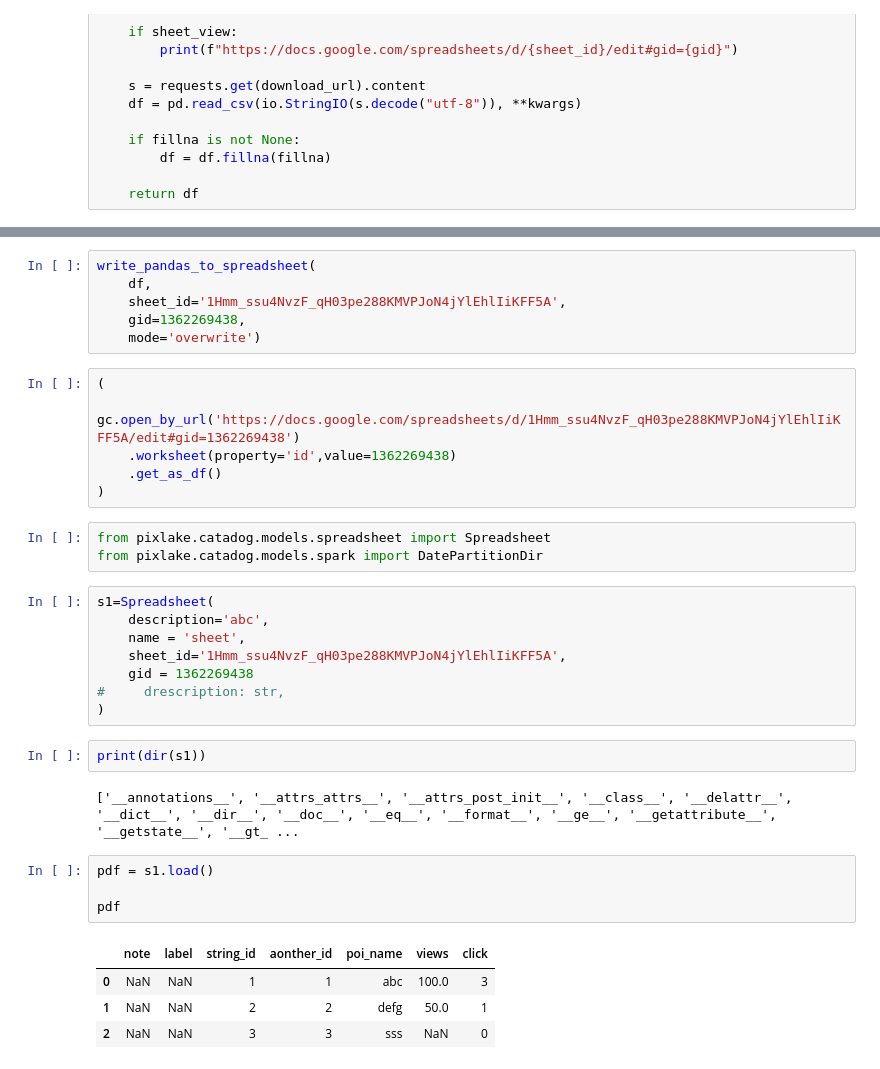
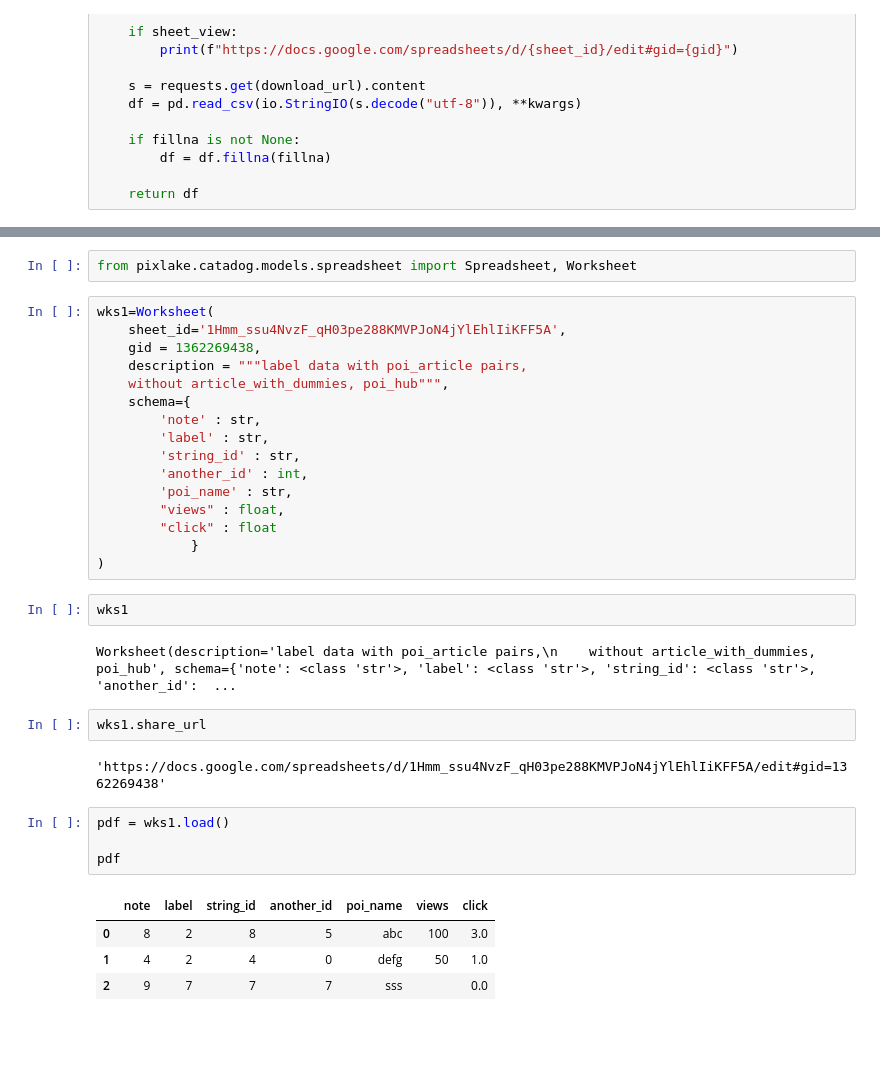
Before and after one commit to YLTsai0609/google_sheets_drive_101, a Jupyter notebook: notebook.ipynb, the cells around one changed output, grey strips where cells are left out. Cells and saved outputs as stored; diff of their text form; blank space fills up the shorter version.

```diff
--- a/notebook.ipynb
+++ b/notebook.ipynb
@@ -377,39 +473,38 @@ df = (
-# %%
-write_pandas_to_spreadsheet(
-    df,
-    sheet_id='1Hmm_ssu4NvzF_qH03pe288KMVPJoN4jYlEhlIiKFF5A',
-    gid=1362269438,
-    mode='overwrite')
-# %%
-(
-    gc.open_by_url('https://docs.google.com/spreadsheets/d/1Hmm_ssu4NvzF_qH03pe288KMVPJoN4jYlEhlIiKFF5A/edit#gid=1362269438')
-    .worksheet(property='id',value=1362269438)
-    .get_as_df()
-)
 # %%
-from pixlake.catadog.models.spreadsheet import Spreadsheet
-from pixlake.catadog.models.spark import DatePartitionDir
+from pixlake.catadog.models.spreadsheet import Spreadsheet, Worksheet
-# %%
-s1=Spreadsheet(
-    description='abc',
-    name = 'sheet',
-    sheet_id='1Hmm_ssu4NvzF_qH03pe288KMVPJoN4jYlEhlIiKFF5A',
-    gid = 1362269438
-#     drescription: str,
-)
-# %%
-print(dir(s1))
-# %% [output]
-['__annotations__', '__attrs_attrs__', '__attrs_post_init__', '__class__', '__delattr__', '__dict__', '__dir__', '__doc__', '__eq__', '__format__', '__ge__', '__getattribute__', '__getstate__', '__gt_ ...
+# %%
+wks1=Worksheet(
+    sheet_id='1Hmm_ssu4NvzF_qH03pe288KMVPJoN4jYlEhlIiKFF5A',
+    gid = 1362269438,
+    description = """label data with poi_article pairs,
+    without article_with_dummies, poi_hub""",
+    schema={
+        'note' : str,
+        'label' : str,
+        'string_id' : str,
+        'another_id' : int,
+        'poi_name' : str,
+        "views" : float,
+        "click" : float
+            }
+)
+# %%
+wks1
+# %% [output]
+Worksheet(description='label data with poi_article pairs,\n    without article_with_dummies, poi_hub', schema={'note': <class 'str'>, 'label': <class 'str'>, 'string_id': <class 'str'>, 'another_id':  ...
+# %%
+wks1.share_url
+# %% [output]
+'https://docs.google.com/spreadsheets/d/1Hmm_ssu4NvzF_qH03pe288KMVPJoN4jYlEhlIiKFF5A/edit#gid=1362269438'
 # %%
-pdf = s1.load()
+pdf = wks1.load()
 
 pdf
 # %% [output]
-|  | note | label | string_id | aonther_id | poi_name | views | click |
-| 0 | NaN | NaN | 1 | 1 | abc | 100.0 | 3 |
-| 1 | NaN | NaN | 2 | 2 | defg | 50.0 | 1 |
-| 2 | NaN | NaN | 3 | 3 | sss | NaN | 0 |
+|  | note | label | string_id | another_id | poi_name | views | click |
+| 0 | 8 | 2 | 8 | 5 | abc | 100 | 3.0 |
+| 1 | 4 | 2 | 4 | 0 | defg | 50 | 1.0 |
+| 2 | 9 | 7 | 7 | 7 | sss |  | 0.0 |
 # %%
 pdf.info()
 # %% [output]
```
Also changed, not shown: parts of 42 cells of this notebook.
